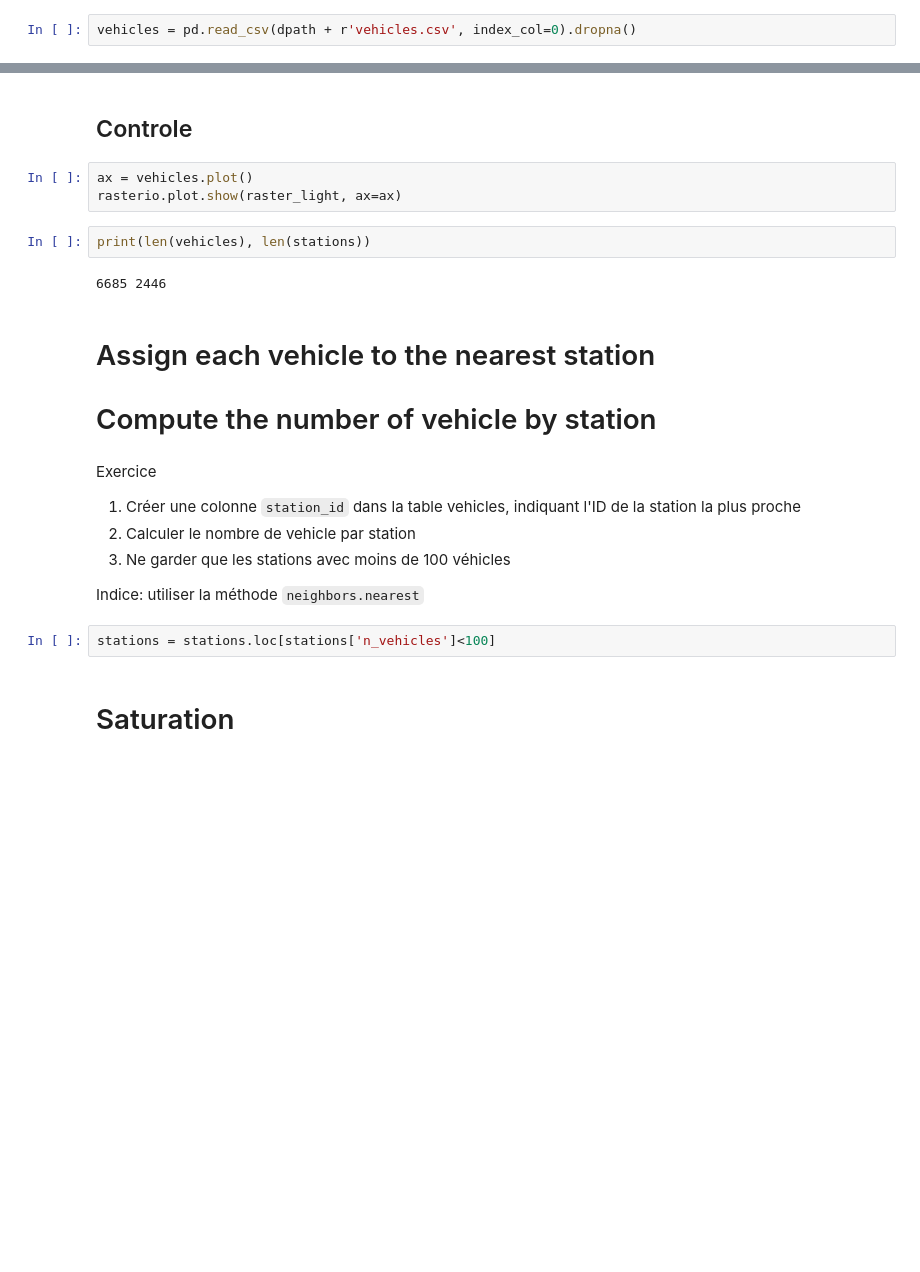
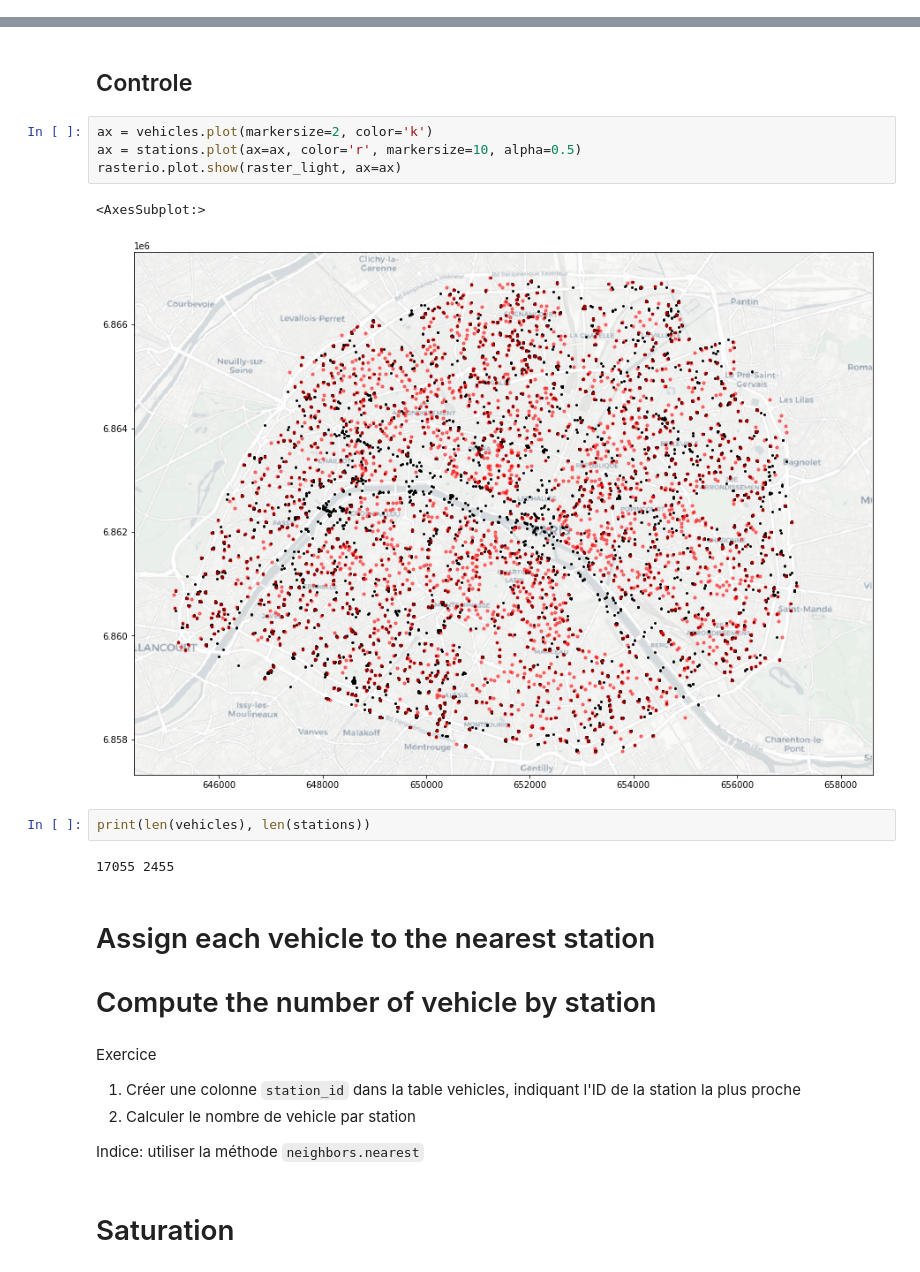
Before and after one commit to systragroup/syspy_examples, a Jupyter notebook: TD/TD.ipynb, the cells around one changed output, grey strips where cells are left out. Drawn from its saved outputs; the diff is of its cells as text; blank space fills up the shorter version.

```diff
--- a/TD/TD.ipynb
+++ b/TD/TD.ipynb
@@ -34,8 +33,6 @@ Exercice:
 # Read vehicle data
 # %% [markdown]
 Create vehicle geodataframe
-# %%
-vehicles = pd.read_csv(dpath + r'vehicles.csv', index_col=0).dropna()
 # %% [markdown]
 Exercice:
 
@@ -44,12 +41,16 @@ Exercice:
 # %% [markdown]
 ## Controle
 # %%
-ax = vehicles.plot()
+ax = vehicles.plot(markersize=2, color='k')
+ax = stations.plot(ax=ax, color='r', markersize=10, alpha=0.5)
 rasterio.plot.show(raster_light, ax=ax)
+# %% [output]
+<AxesSubplot:>
+[figure, added]
 # %%
 print(len(vehicles), len(stations))
 # %% [output]
-6685 2446
+17055 2455
 # %% [markdown]
 # Assign each vehicle to the nearest station
 
@@ -59,11 +60,8 @@ Exercice
 
 1. Créer une colonne `station_id` dans la table vehicles, indiquant l'ID de la station la plus proche
 2. Calculer le nombre de vehicle par station
-3. Ne garder que les stations avec moins de 100 véhicles
 
 Indice: utiliser la méthode `neighbors.nearest`
-# %%
-stations = stations.loc[stations['n_vehicles']<100]
 # %% [markdown]
 # Saturation
 # %% [markdown]
```
Also changed, not shown: parts of 4 cells of this notebook, 26 other files.
